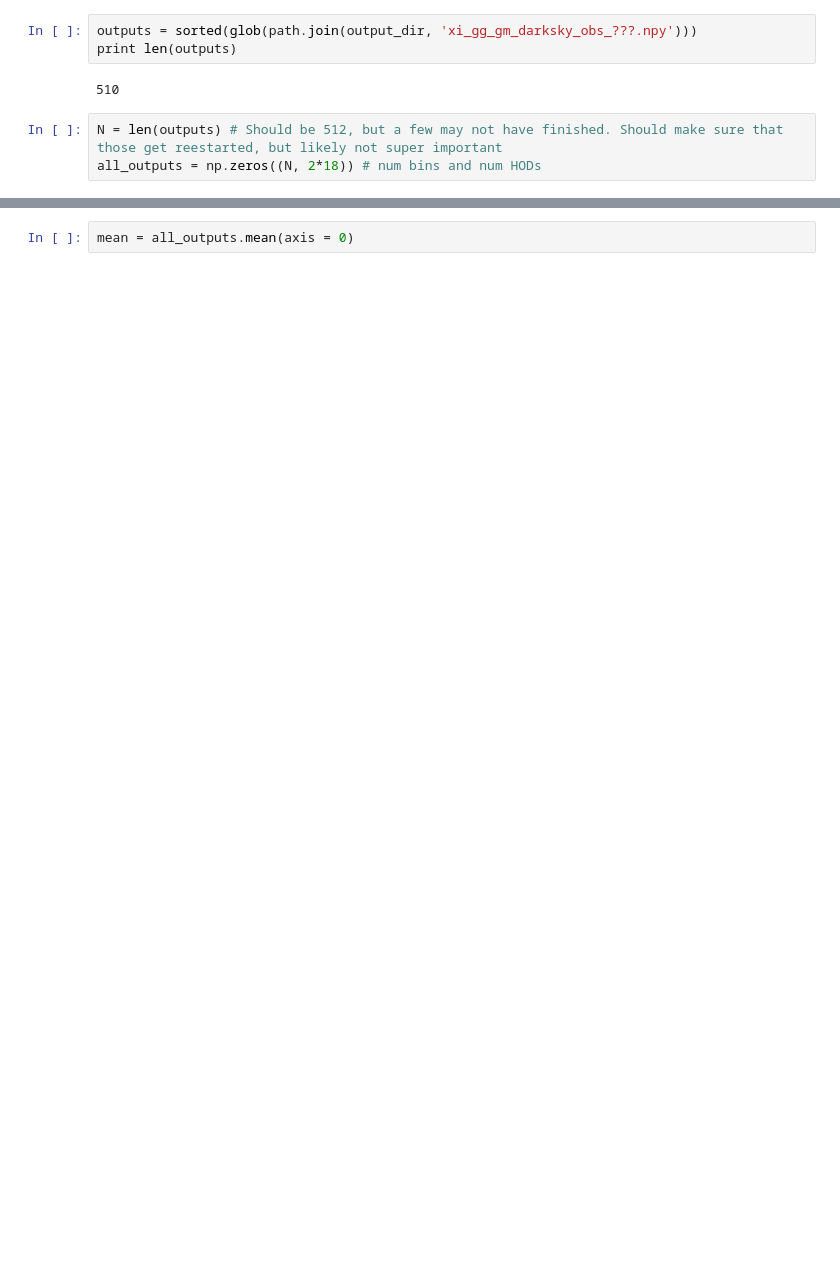
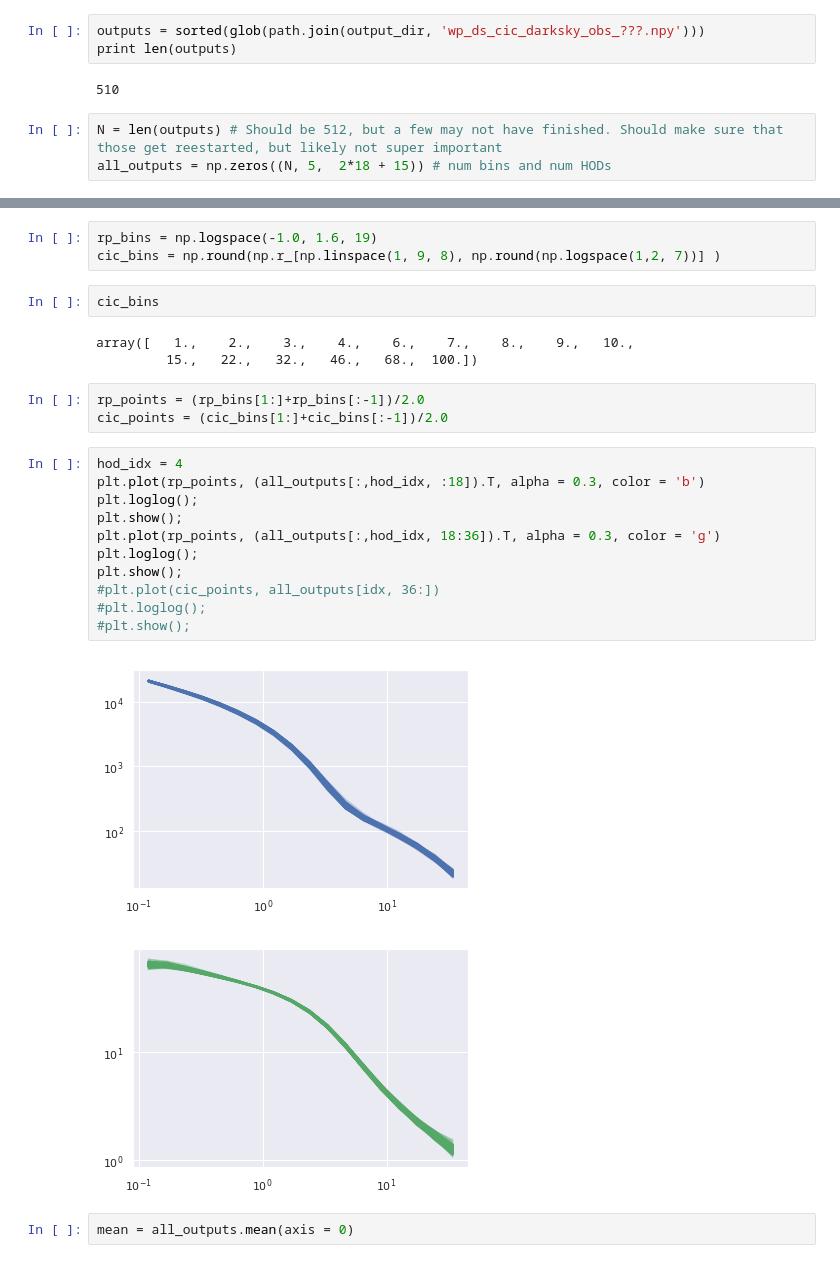
Before and after one commit to mclaughlin6464/pearce, a Jupyter notebook: notebooks/Compute Darksky Covmat.ipynb, the cells around one changed output, grey strips where cells are left out. Saved outputs shown, nothing was run; the diff lists cells and outputs as text; blank space fills up the shorter version.

```diff
--- a/notebooks/Compute Darksky Covmat.ipynb
+++ b/notebooks/Compute Darksky Covmat.ipynb
@@ -15,11 +15,11 @@ output_dir = '/home/users/swmclau2/Git/pearce/bin/covmat/ds14_covmat/'
 # %%
-outputs = sorted(glob(path.join(output_dir, 'xi_gg_gm_darksky_obs_???.npy')))
+outputs = sorted(glob(path.join(output_dir, 'wp_ds_cic_darksky_obs_???.npy')))
 print len(outputs)
 # %% [output]
 510
 # %%
 N = len(outputs) # Should be 512, but a few may not have finished. Should make sure that those get reestarted, but likely not super important
-all_outputs = np.zeros((N, 2*18)) # num bins and num HODs
+all_outputs = np.zeros((N, 5,  2*18 + 15)) # num bins and num HODs
 # %%
 for i,output_file in enumerate(outputs):
     output = np.load(output_file)
@@ -27,3 +31,28 @@ for i,output_file in enumerate(outputs):
+# %%
+rp_bins = np.logspace(-1.0, 1.6, 19)
+cic_bins = np.round(np.r_[np.linspace(1, 9, 8), np.round(np.logspace(1,2, 7))] )
+# %%
+cic_bins
+# %% [output]
+array([   1.,    2.,    3.,    4.,    6.,    7.,    8.,    9.,   10.,
+         15.,   22.,   32.,   46.,   68.,  100.])
+# %%
+rp_points = (rp_bins[1:]+rp_bins[:-1])/2.0
+cic_points = (cic_bins[1:]+cic_bins[:-1])/2.0
+# %%
+hod_idx = 4
+plt.plot(rp_points, (all_outputs[:,hod_idx, :18]).T, alpha = 0.3, color = 'b')
+plt.loglog();
+plt.show();
+plt.plot(rp_points, (all_outputs[:,hod_idx, 18:36]).T, alpha = 0.3, color = 'g')
+plt.loglog();
+plt.show();
+#plt.plot(cic_points, all_outputs[idx, 36:])
+#plt.loglog();
+#plt.show();
+# %% [output]
+[figure, added]
+[figure, added]
 # %%
 mean = all_outputs.mean(axis = 0)
 # %%
```
Also changed, not shown: parts of 16 cells of this notebook, 3 other files.
